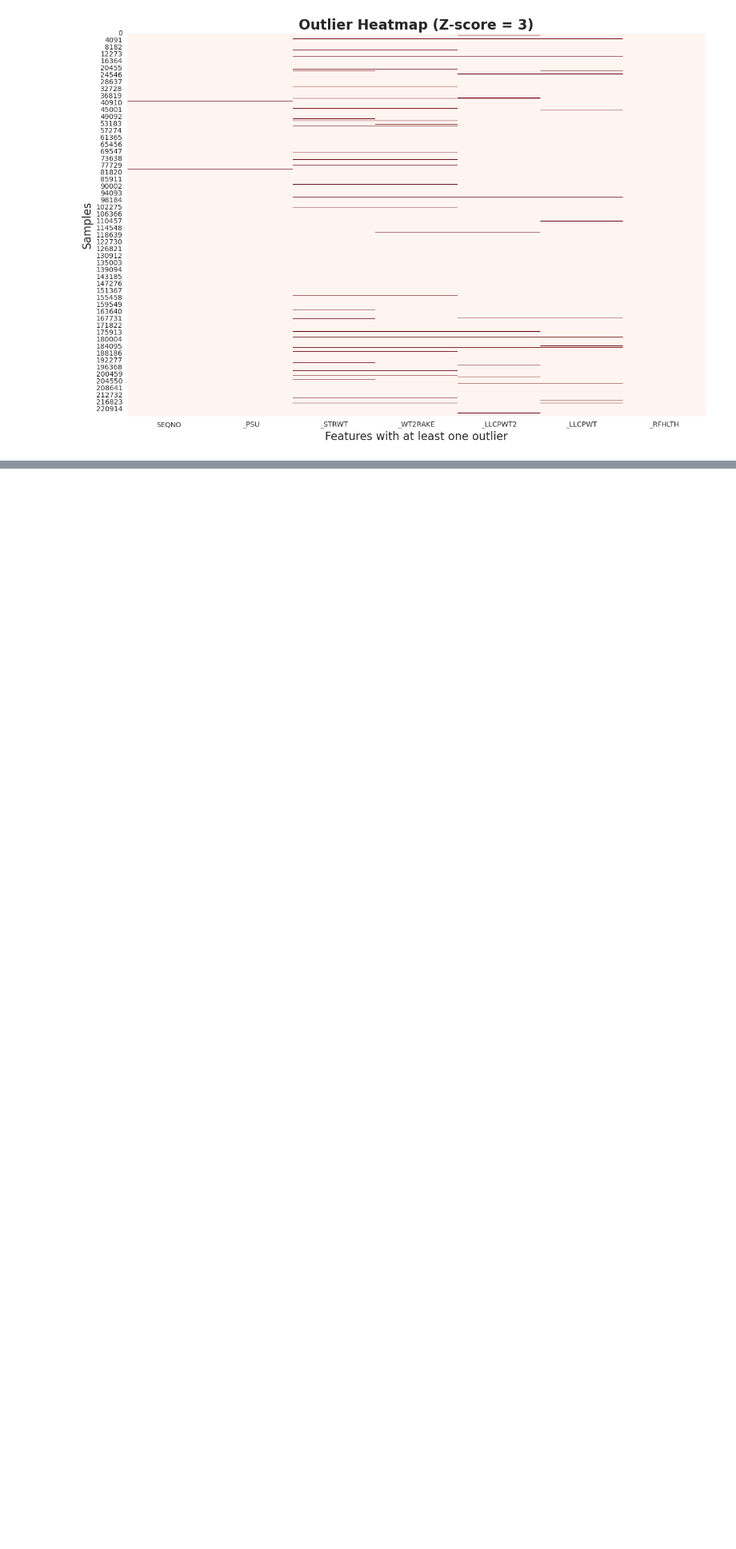
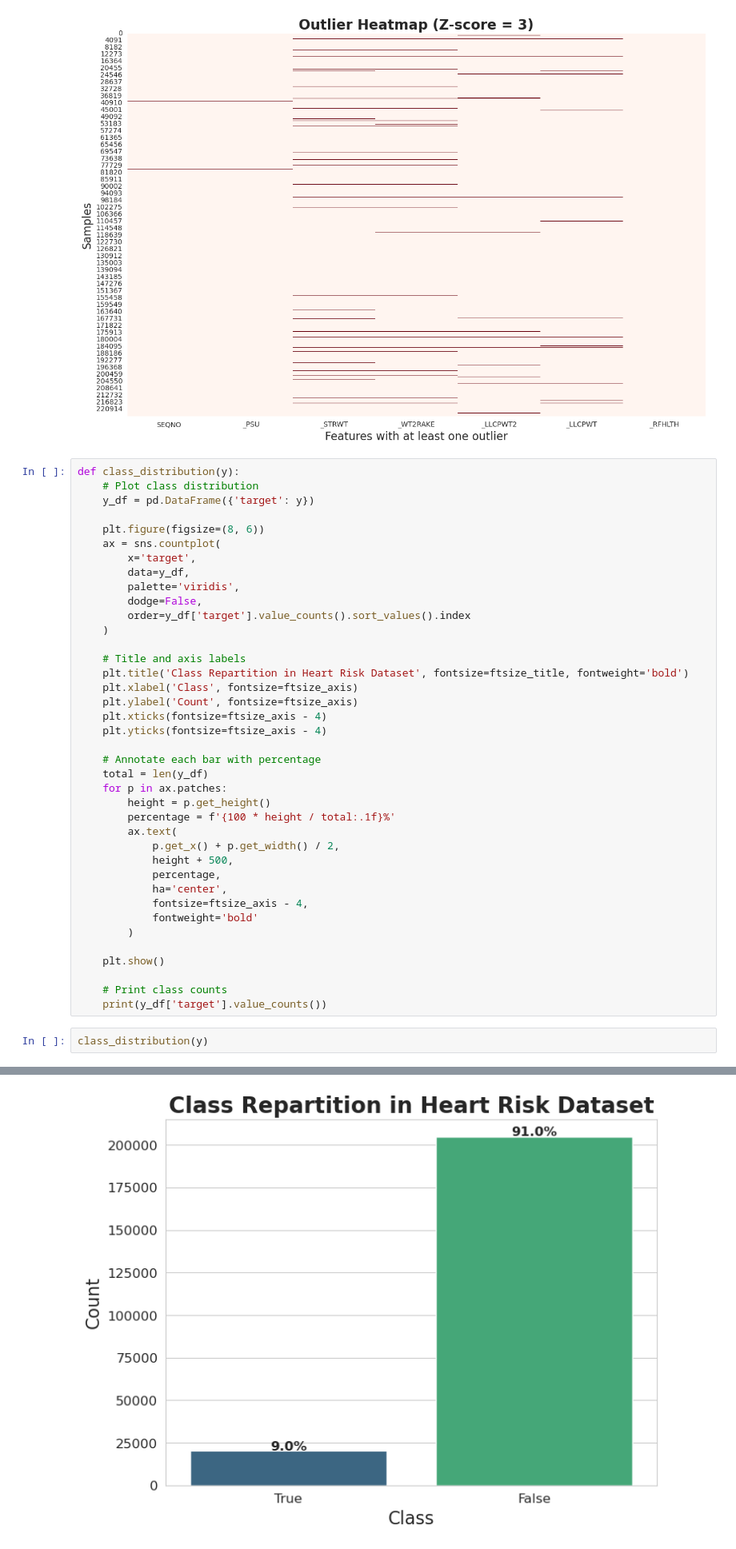
Before and after one commit to ali-hou-supaero/sdd-hackaton-25-heart-risk, a Jupyter notebook: ali.ipynb, the cells around one changed output, grey strips where cells are left out. Shown: that part at 80% size. Cells and saved outputs as stored; diff of their text form; blank space fills up the shorter version.

```diff
--- a/ali.ipynb
+++ b/ali.ipynb
@@ -182,3 +175,45 @@ Number of features with at least one outlier: 7
 Number of rows without outliers: 213164
 Number of rows with at least one outlier: 11836
 [figure]
+# %%
+def class_distribution(y):
+    # Plot class distribution
+    y_df = pd.DataFrame({'target': y})
+
+    plt.figure(figsize=(8, 6))
+    ax = sns.countplot(
+        x='target',
+        data=y_df,
+        palette='viridis',
+        dodge=False,
+        order=y_df['target'].value_counts().sort_values().index
+    )
+
+    # Title and axis labels
+    plt.title('Class Repartition in Heart Risk Dataset', fontsize=ftsize_title, fontweight='bold')
+    plt.xlabel('Class', fontsize=ftsize_axis)
+    plt.ylabel('Count', fontsize=ftsize_axis)
+    plt.xticks(fontsize=ftsize_axis - 4)
+    plt.yticks(fontsize=ftsize_axis - 4)
+
+    # Annotate each bar with percentage
+    total = len(y_df)
+    for p in ax.patches:
+        height = p.get_height()
+        percentage = f'{100 * height / total:.1f}%'
+        ax.text(
+            p.get_x() + p.get_width() / 2,
+            height + 500,
+            percentage,
+            ha='center',
+            fontsize=ftsize_axis - 4,
+            fontweight='bold'
+        )
+
+    plt.show()
+
+    # Print class counts
+    print(y_df['target'].value_counts())
+# %%
+class_distribution(y)
+# %% [output]
@@ -184,0 +223 @@ Number of rows with at least one outlier: 11836
+[figure, added]
```
Also changed, not shown: parts of 29 cells of this notebook, 12 other files.
